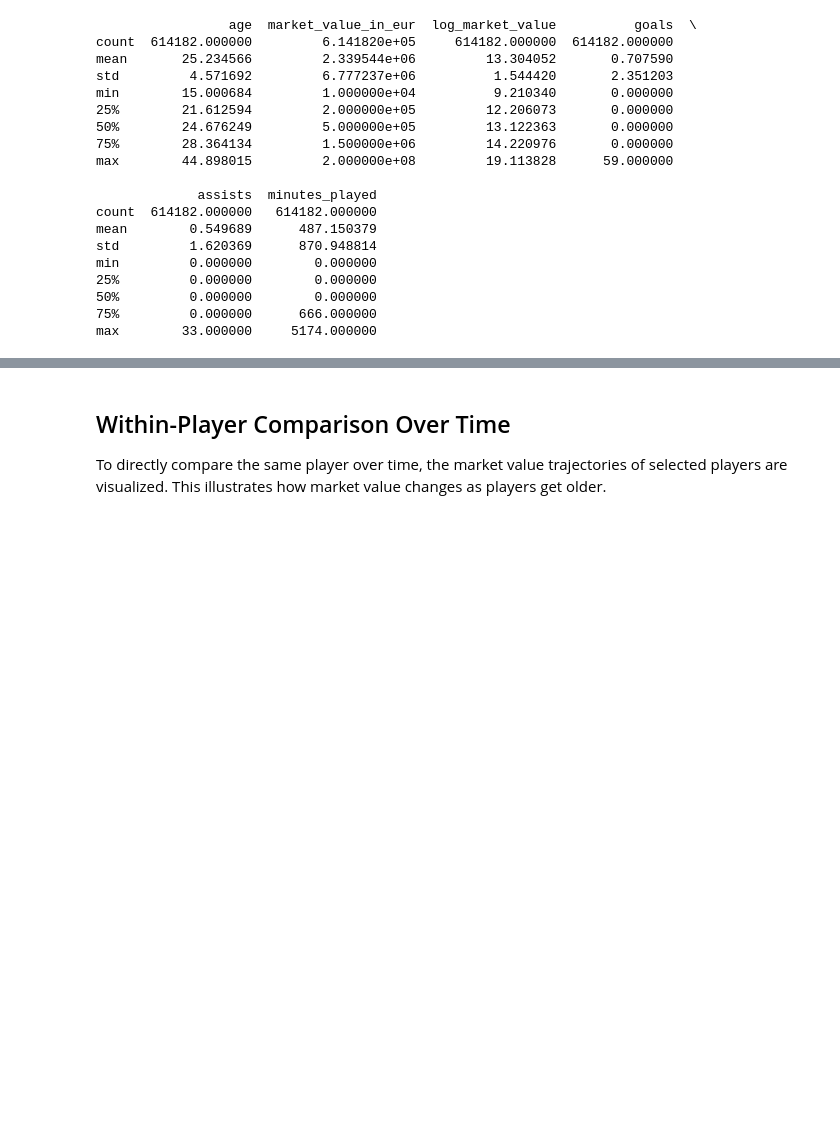
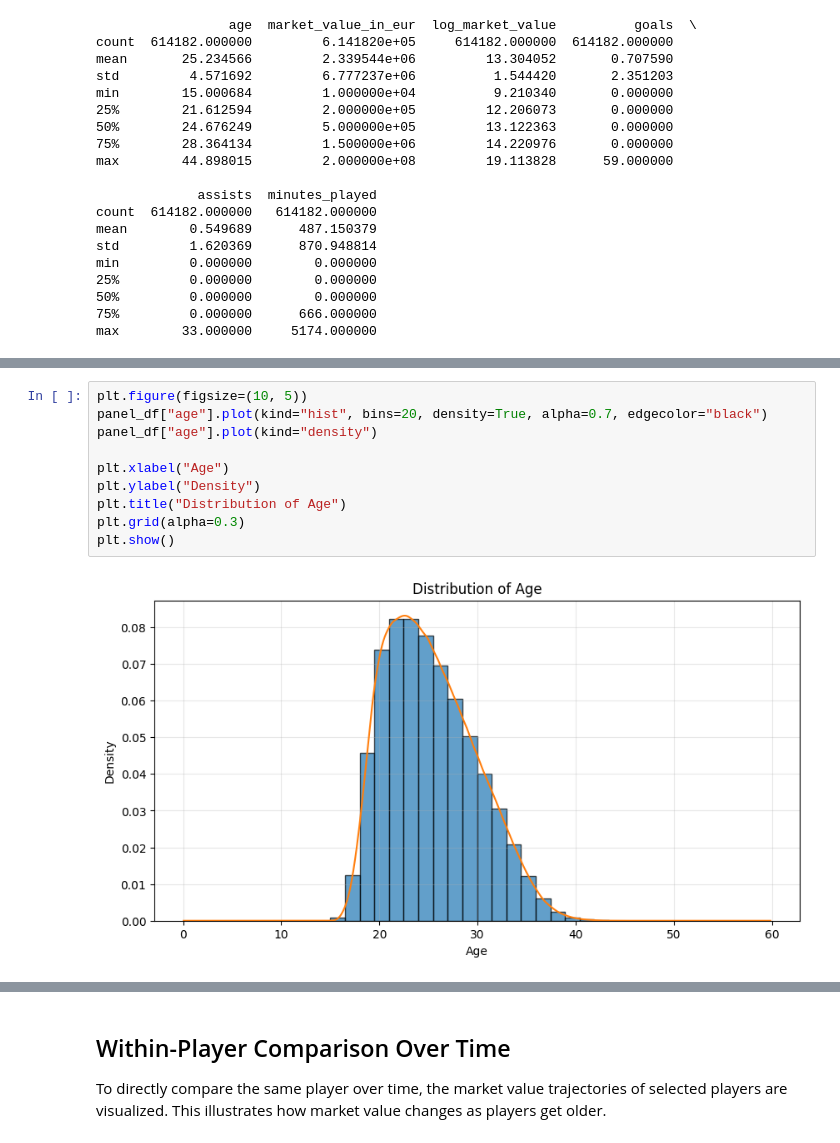
Before and after one commit to granitagushi/Empirical-Project, a Jupyter notebook: market_value_age_analysis.ipynb, the cells around one changed output, grey strips where cells are left out. Drawn from its saved outputs; the diff is of its cells as text; blank space fills up the shorter version.

```diff
--- a/market_value_age_analysis.ipynb
+++ b/market_value_age_analysis.ipynb
@@ -235,0 +240,12 @@ max        33.000000     5174.000000
+# %%
+plt.figure(figsize=(10, 5))
+panel_df["age"].plot(kind="hist", bins=20, density=True, alpha=0.7, edgecolor="black")
+panel_df["age"].plot(kind="density")
+
+plt.xlabel("Age")
+plt.ylabel("Density")
+plt.title("Distribution of Age")
+plt.grid(alpha=0.3)
+plt.show()
+# %% [output]
+[figure, added]
```
Also changed, not shown: parts of 13 cells of this notebook.
